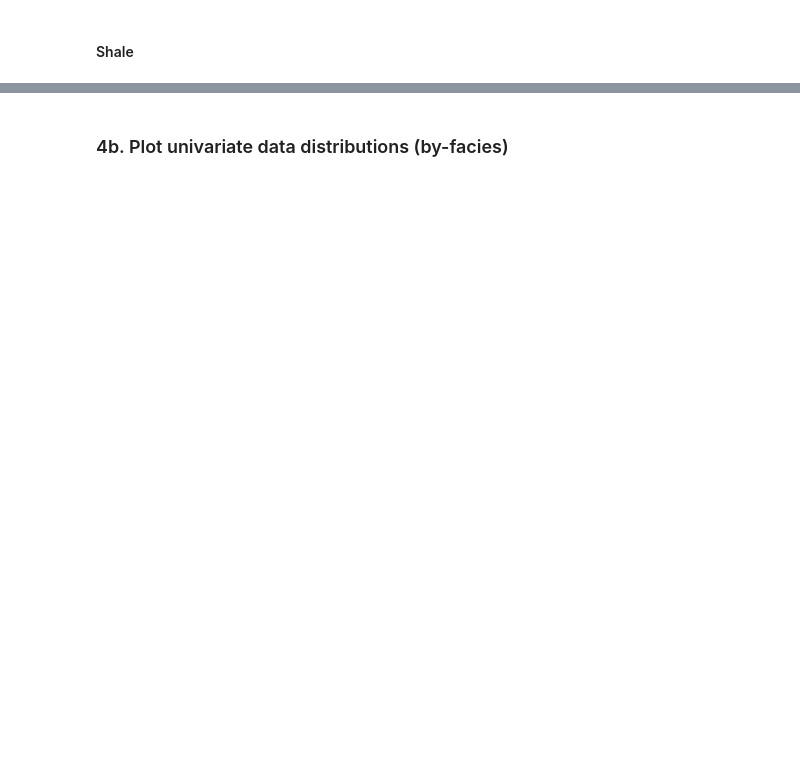
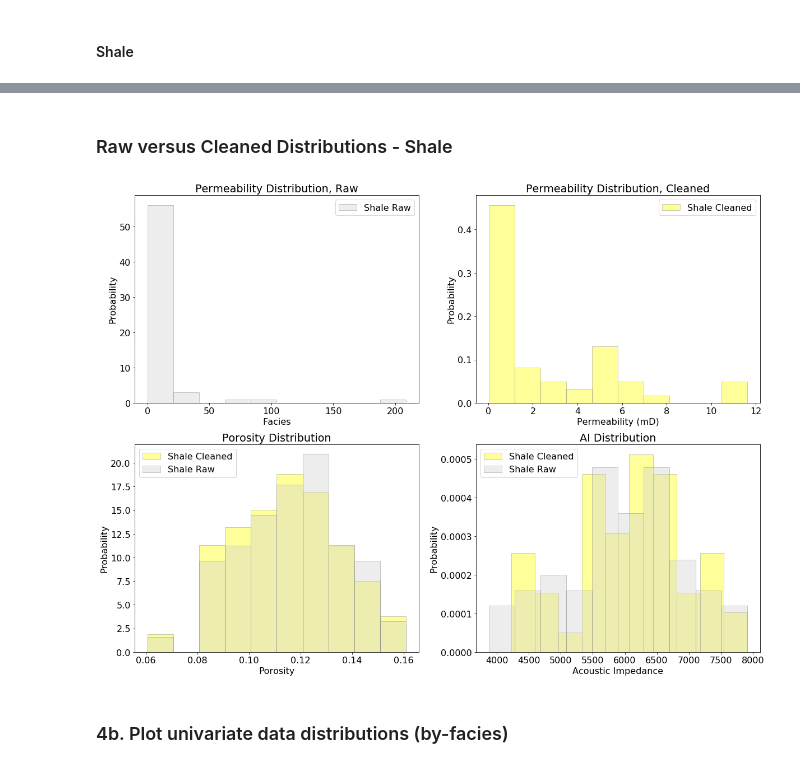
Before and after one commit to elbeejay/PGE383-Group1, a Jupyter notebook: Assignment_1.ipynb, the cells around one changed output, grey strips where cells are left out. Drawn from its saved outputs; the diff is of its cells as text; code cells hidden in the pictures; blank space fills up the shorter version.

```diff
--- a/Assignment_1.ipynb
+++ b/Assignment_1.ipynb
@@ -130,3 +171,44 @@ Shale_final.describe().T
+# %% [markdown]
+### Raw versus Cleaned Distributions - Shale
+# %%
+n_bins_sandstone = 20
+n_bins_shale = 10
+
+fig, ax2 = plt.subplots(2,2, figsize=(20,15))
+
+# Permeability Raw
+ax2[0,0].hist(Shale_raw['Perm'], bins=n_bins_shale, edgecolor='gray', alpha=0.4, color='lightgray', label='Shale Raw')
+ax2[0,0].set_title('Permeability Distribution, Raw')
+ax2[0,0].set_ylabel('Probability')
+ax2[0,0].set_xlabel('Facies')
+ax2[0,0].legend()
+
+# Porosity
+ax2[1,0].hist(Shale_final['Porosity'], bins=n_bins_shale,density=True, edgecolor='gray', alpha=0.4, color='yellow', label='Shale Cleaned')
+ax2[1,0].hist(Shale_raw['Porosity'], bins=n_bins_shale,density=True, edgecolor='gray', alpha=0.4, color='lightgray', label='Shale Raw')
+ax2[1,0].set_title('Porosity Distribution')
+ax2[1,0].set_ylabel('Probability')
+ax2[1,0].set_xlabel('Porosity')
+ax2[1,0].legend()
+
+# Permeability Cleaned
+ax2[0,1].hist(Shale_final['Perm'], bins=n_bins_shale,density=True, edgecolor='gray', alpha=0.4, color='yellow', label='Shale Cleaned')
+ax2[0,1].set_title('Permeability Distribution, Cleaned')
+ax2[0,1].set_ylabel('Probability')
+ax2[0,1].set_xlabel('Permeability (mD)')
+ax2[0,1].legend()
+
+# Acoustic Impedence
+ax2[1,1].hist(Shale_final['AI'], bins=n_bins_shale,density=True, edgecolor='gray', alpha=0.4, color='yellow', label='Shale Cleaned')
+ax2[1,1].hist(Shale_raw['AI'], bins=n_bins_shale,density=True, edgecolor='gray', alpha=0.4, color='lightgray', label='Shale Raw')
+ax2[1,1].set_title('AI Distribution')
+ax2[1,1].set_ylabel('Probability')
+ax2[1,1].set_xlabel('Acoustic Impedance')
+ax2[1,1].legend()
+
+plt.show()
+# %% [output]
+[figure, added]
 # %% [markdown]
 ### 4b. Plot univariate data distributions (by-facies)
 # %%
```
Also changed, not shown: parts of 9 cells of this notebook.
